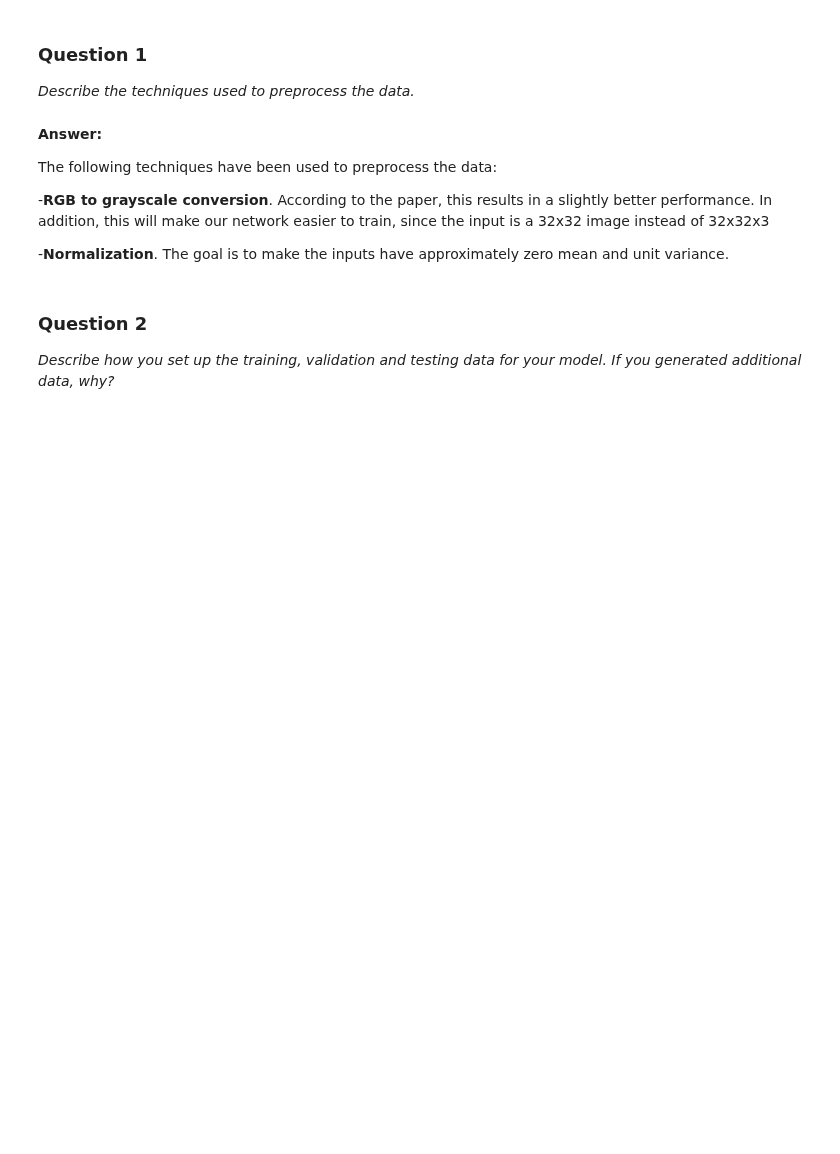
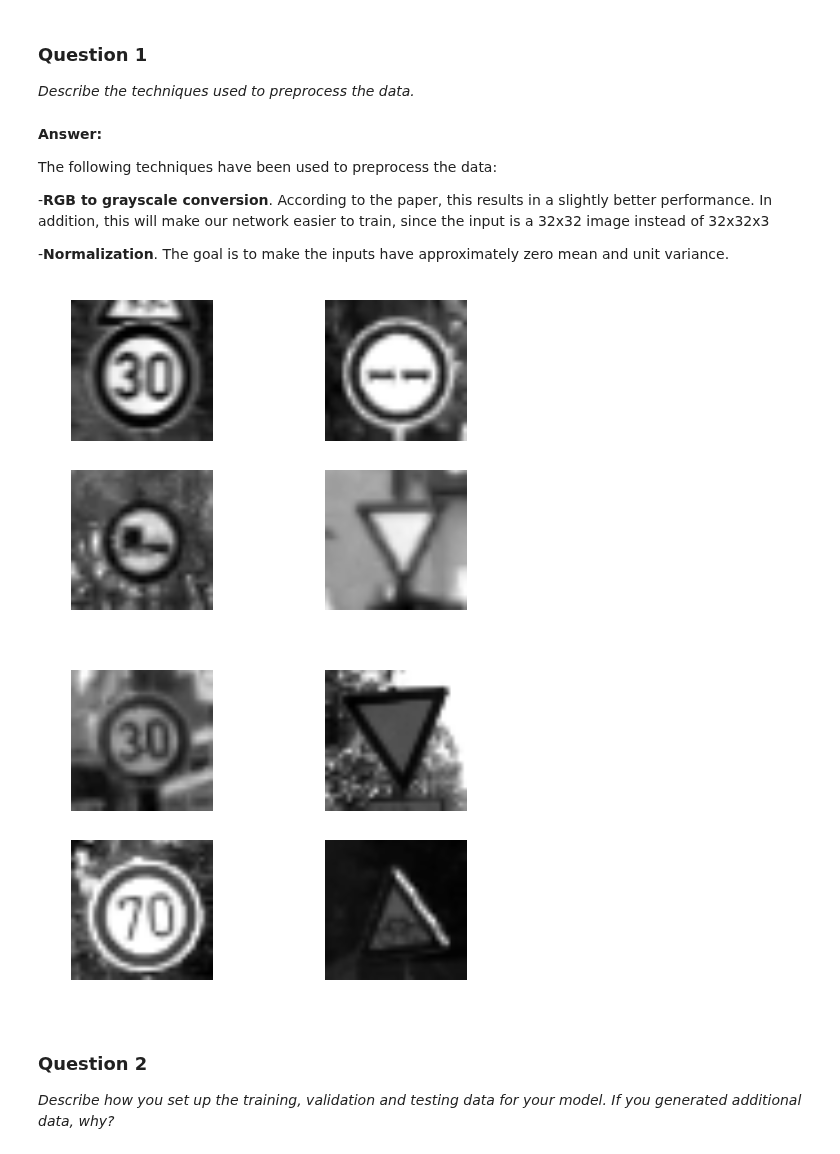
Before and after one commit to carlosgalvezp/Udacity-Self-Driving-Car-Nanodegree, a Jupyter notebook: term1/projects/CarND-TrafficSigns-P2/Traffic_Signs_Recognition.ipynb, the cells around one changed output. Cells and saved outputs as stored; diff of their text form; code cells hidden in the pictures; blank space fills up the shorter version.

Commit message:
Finish network training and testing

```diff
--- a/term1/projects/CarND-TrafficSigns-P2/Traffic_Signs_Recognition.ipynb
+++ b/term1/projects/CarND-TrafficSigns-P2/Traffic_Signs_Recognition.ipynb
@@ -237,3 +271,26 @@ sklearn.model_selection.train_test_split(X_train_preprocessed, y_train_preproces
+# %%
+### Dataset splitting
+validation_size = 0.25
+X_train_final, X_dev_final, y_train_final, y_dev_final = \
+sklearn.model_selection.train_test_split(X_train_preprocessed, y_train_preprocessed, random_state=918273645)
+
+# Plot a few images to see if they look good
+plt.figure()
+plt.title('Training set')
+for i in range(4):
+    plt.subplot(2, 2, i + 1);
+    plt.imshow(np.squeeze(X_train_final[i, :, :, :]), cmap='gray');
+    plt.axis('off');
+
+plt.figure();
+plt.title('Validation set')
+for i in range(4):
+    plt.subplot(2, 2, i + 1);
+    plt.imshow(np.squeeze(X_dev_final[i, :, :, :]), cmap='gray');
+    plt.axis('off');
+# %% [output]
+[figure, added]
+[figure, added]
 # %% [markdown]
 ### Question 2
 
```
Also changed, not shown: parts of 28 cells of this notebook.
